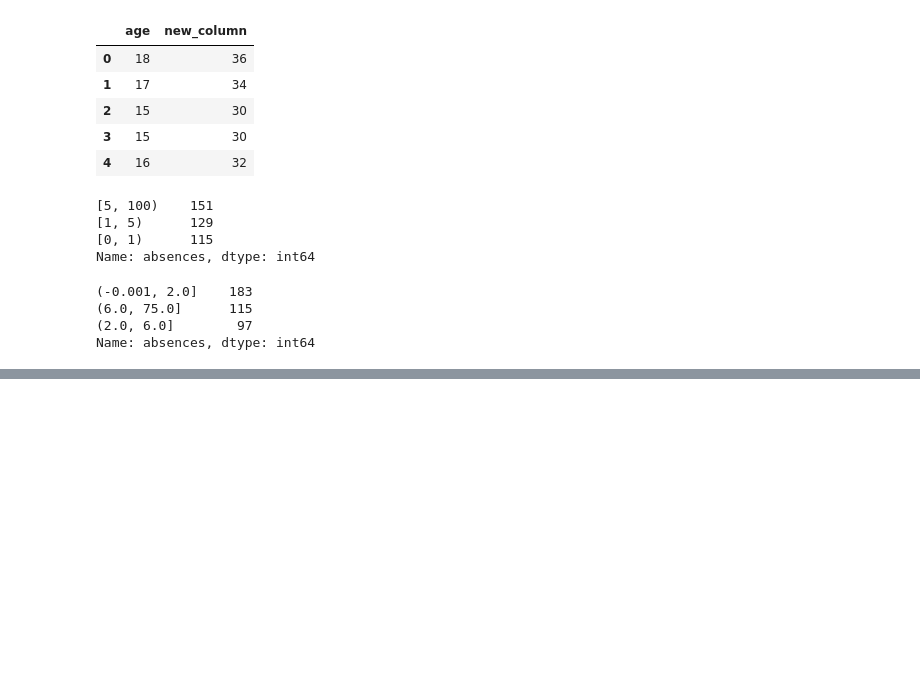
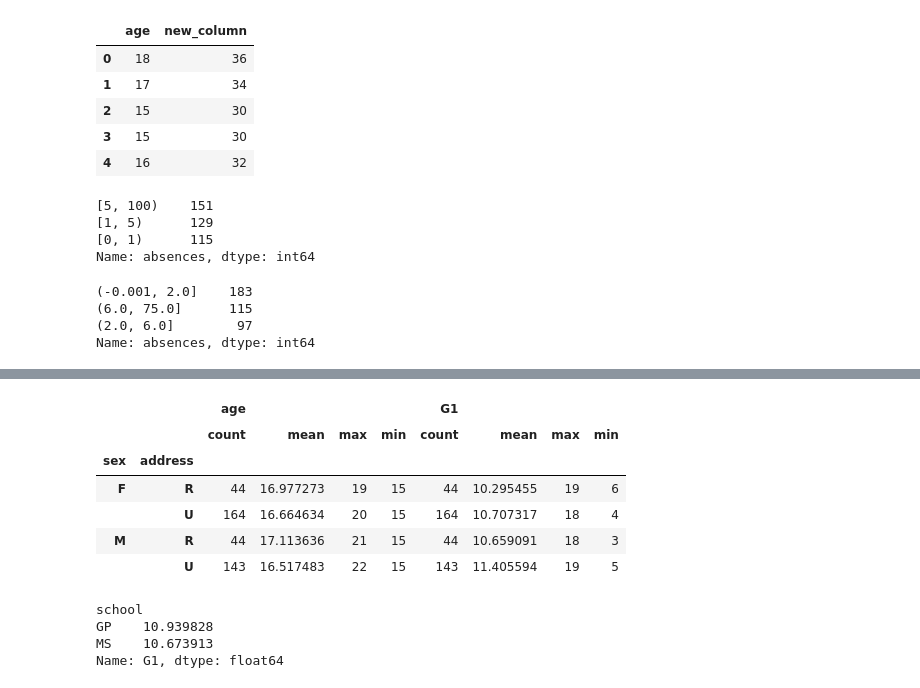
Before and after one commit to MMM-Sci/python_prac, a Jupyter notebook: CH6_Pandas.ipynb, the cells around one changed output, grey strips where cells are left out. Saved outputs shown, nothing was run; the diff lists cells and outputs as text; code cells hidden in the pictures; blank space fills up the shorter version.

```diff
--- a/CH6_Pandas.ipynb
+++ b/CH6_Pandas.ipynb
@@ -739,0 +743,23 @@ Name: absences, dtype: int64
+# %%
+# p.183
+
+functions = ['count', 'mean', 'max', 'min']
+grouped_student_data1 = student_data_math.groupby(['sex', 'address'])
+grouped_student_data1['age', 'G1'].agg(functions)
+# %% [output]
+|  |  | age |  |  |  | G1 |  |  |  |
+|  |  | count | mean | max | min | count | mean | max | min |
+| sex | address |  |  |  |  |  |  |  |  |
+| F | R | 44 | 16.977273 | 19 | 15 | 44 | 10.295455 | 19 | 6 |
+|  | U | 164 | 16.664634 | 20 | 15 | 164 | 10.707317 | 18 | 4 |
+| M | R | 44 | 17.113636 | 21 | 15 | 44 | 10.659091 | 18 | 3 |
+|  | U | 143 | 16.517483 | 22 | 15 | 143 | 11.405594 | 19 | 5 |
+# %%
+# p.184 Practice 6-10
+
+student_data_math.groupby('school')['G1'].mean()
+# %% [output]
+school
+GP    10.939828
+MS    10.673913
+Name: G1, dtype: float64
```
Also changed, not shown: parts of 14 cells of this notebook.
